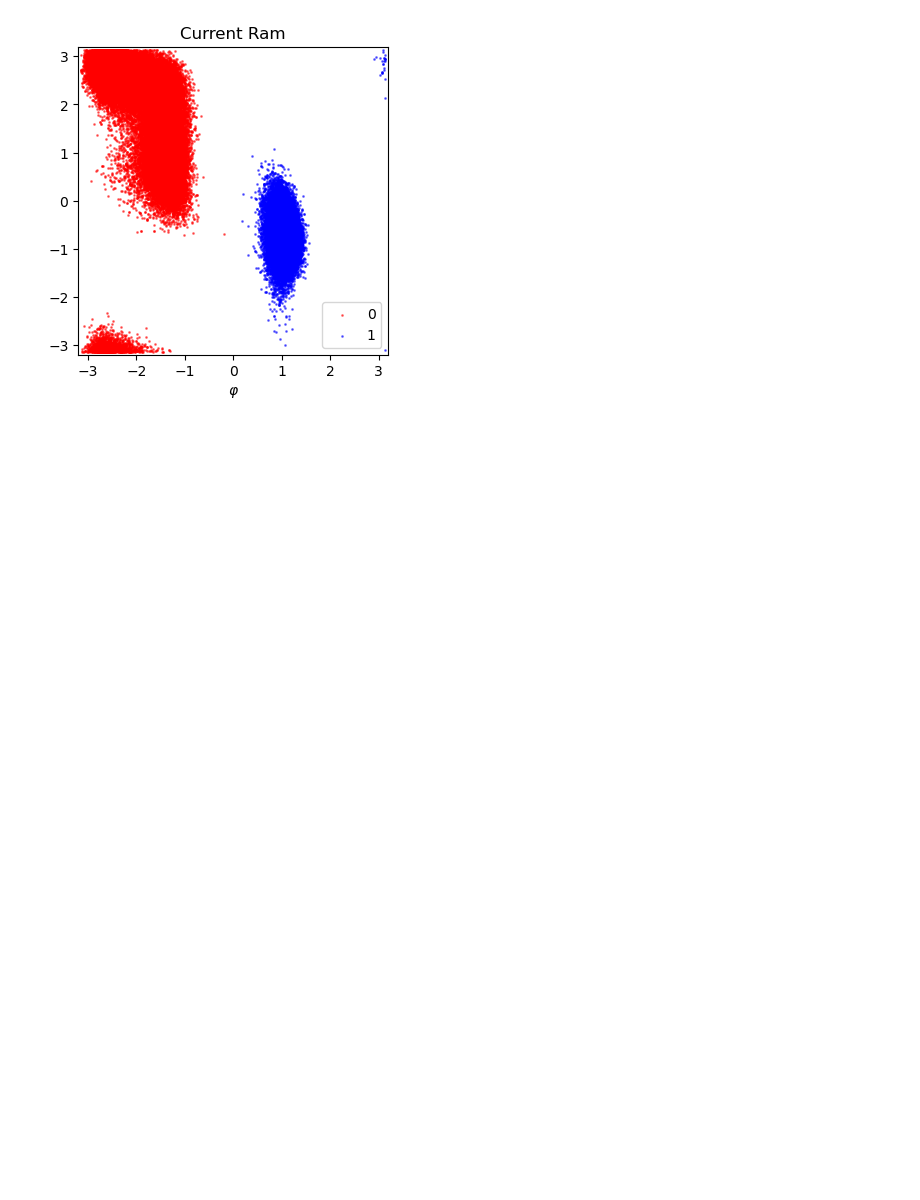
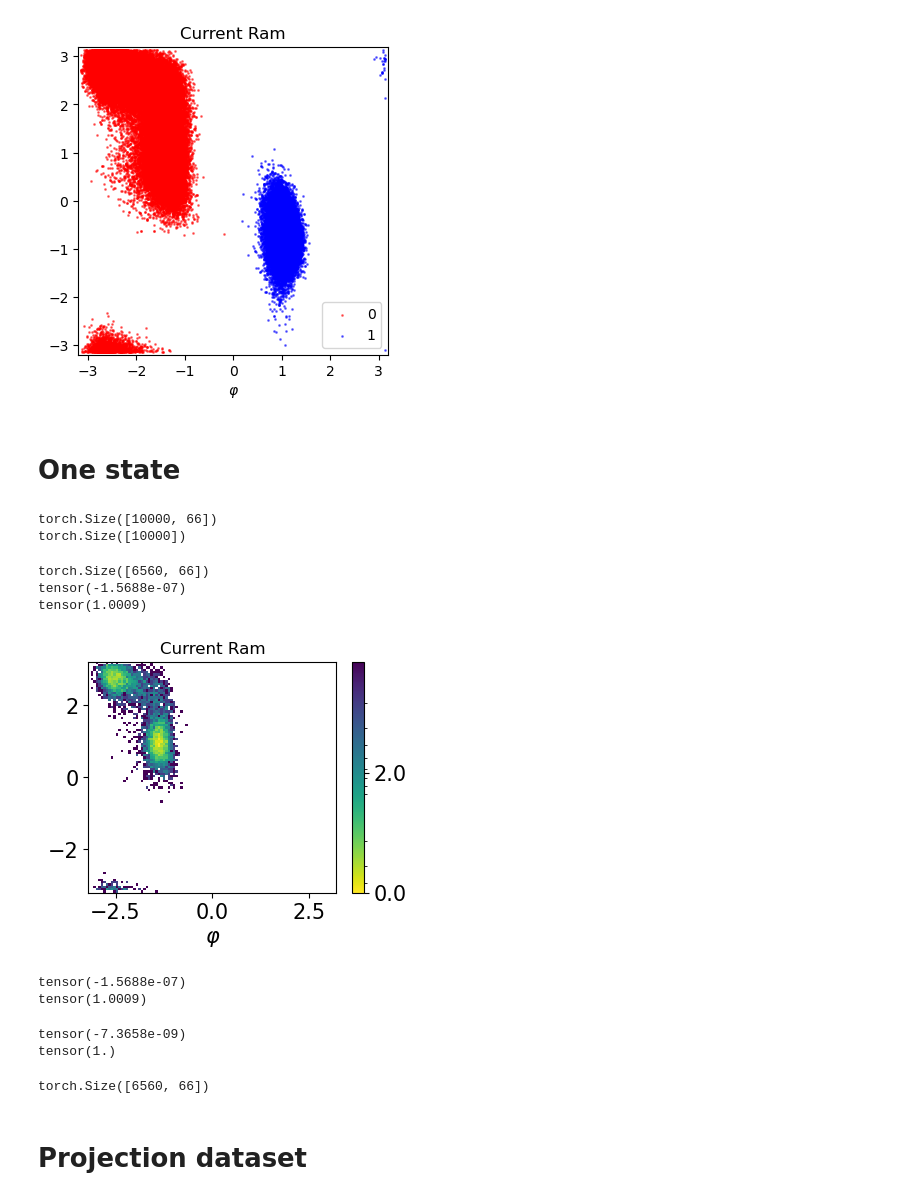
Before and after one commit to seonghyun26/simulation, a Jupyter notebook: notebook/edit-dataset.ipynb, the cells around one changed output. Drawn from its saved outputs; the diff is of its cells as text; code cells hidden in the pictures; blank space fills up the shorter version.

Commit message:
upd - dataset for tbg

```diff
--- a/notebook/edit-dataset.ipynb
+++ b/notebook/edit-dataset.ipynb
@@ -279,3 +278,60 @@ ax.xaxis.set_tick_params(labelsize=10)
 ax.yaxis.set_tick_params(labelsize=10)
 # %% [output]
 [figure]
+# %% [markdown]
+# One state
+# %%
+data_loaded = torch.load("../dataset/alanine/300.0/tbg-10n/current-xyz.pt")
+label_loaded = torch.load("../dataset/alanine/300.0/tbg-10n/current-label.pt")
+print(data_loaded.shape)
+print(label_loaded.shape)
+# %% [output]
+torch.Size([10000, 66])
+torch.Size([10000])
+# %%
+one_state_data = data_loaded[label_loaded == 1]
+print(one_state_data.shape)
+print(one_state_data.mean())
+print(one_state_data.std())
+# %% [output]
+torch.Size([6560, 66])
+tensor(-1.5688e-07)
+tensor(1.0009)
+# %%
+phi = compute_dihedral(one_state_data.reshape(-1, 22, 3)[:, PHI_ANGLE].numpy())
+psi = compute_dihedral(one_state_data.reshape(-1, 22, 3)[:, PSI_ANGLE].numpy())
+# %%
+fig, ax = plt.subplots(figsize=(4, 3))
+plot_range = [-3.2, 3.2]
+h, x_bins, y_bins, im = ax.hist2d(phi, psi, 100, norm=LogNorm(), range=[plot_range,plot_range],rasterized=True)
+ticks = np.array([np.exp(-6)*h.max(), np.exp(-4.0)*h.max(),np.exp(-2)*h.max(), h.max()])
+ax.set_title("Current Ram")
+ax.set_xlabel(r"$\varphi$", fontsize=15)
+ax.xaxis.set_tick_params(labelsize=15)
+ax.yaxis.set_tick_params(labelsize=15)
+cbar = fig.colorbar(im, ticks=ticks)
+cbar.ax.set_yticklabels([6.0,4.0,2.0,0.0], fontsize=15)
+cbar.ax.invert_yaxis()
+# %% [output]
+[figure, added]
+# %%
+print(one_state_data.mean())
+print(one_state_data.std())
+one_state_data = (one_state_data - one_state_data.mean()) / one_state_data.std()
+# %% [output]
+tensor(-1.5688e-07)
+tensor(1.0009)
+# %%
+torch.save(one_state_data, "../dataset/alanine/300.0/tbg-10n-half/current-xyz.pt")
+print(one_state_data.mean())
+print(one_state_data.std())
+# %% [output]
+tensor(-7.3658e-09)
+tensor(1.)
+# %%
+one_state_data_loaded = torch.load("../dataset/alanine/300.0/tbg-10n-half/current-xyz.pt")
+print(one_state_data_loaded.shape)
+# %% [output]
+torch.Size([6560, 66])
+# %% [markdown]
+# Projection dataset
```
Also changed, not shown: parts of 9 cells of this notebook, 1 other file.
